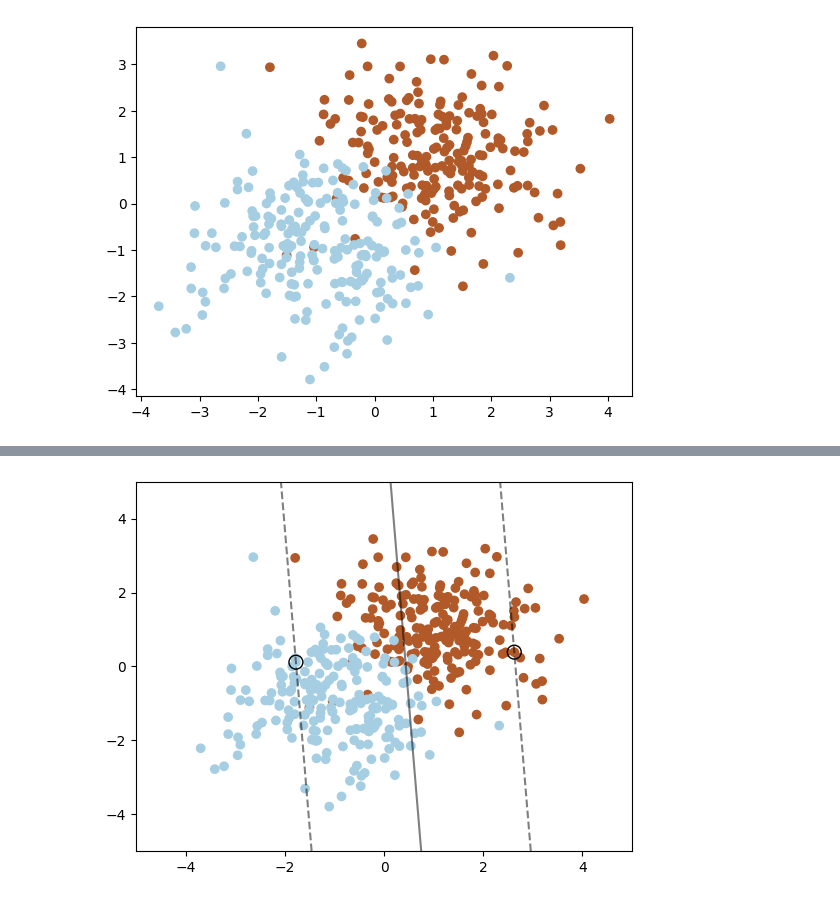
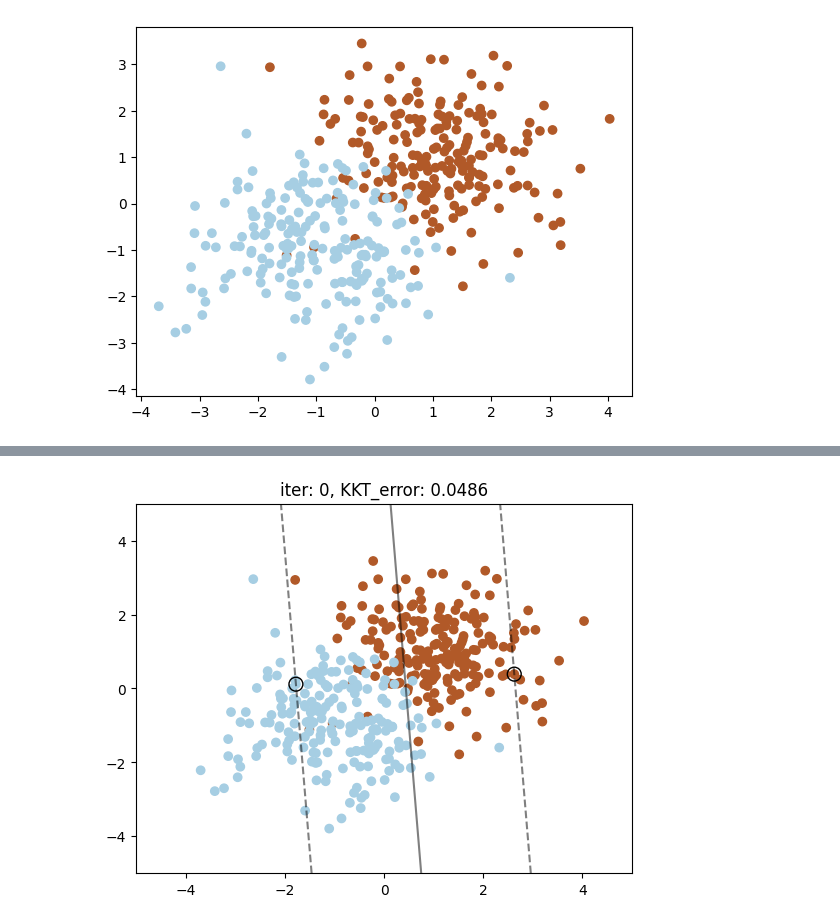
Before and after one commit to ITOTI-Y/Example, a Jupyter notebook: SVM/SVM.ipynb, the cells around one changed output, grey strips where cells are left out. Cells and saved outputs as stored; diff of their text form; code cells hidden in the pictures.

```diff
--- a/SVM/SVM.ipynb
+++ b/SVM/SVM.ipynb
@@ -10,8 +10,8 @@ np.random.seed(1)
 x1 = np.random.randn(NUM,2)+[1,1]
 x2 = np.random.randn(NUM,2)-[1,1]
 X = np.concatenate((x1,x2),axis=0)
-y = np.concatenate((np.ones(NUM),-np.ones(NUM)),axis=0)
-plt.scatter(X[:,0],X[:,1],c=y,cmap=plt.cm.Paired)
+Y = np.concatenate((np.ones(NUM),-np.ones(NUM)),axis=0)
+plt.scatter(X[:,0],X[:,1],c=Y,cmap=plt.cm.Paired)
 ax = plt.gca()
 
 C = 1 # 惩罚系数
@@ -174,2 +167,2 @@ def svm(alpha,b,X,tol=0.001,C=1,max_iter=1000):
 # %%
-solution = svm(alpha,b,X,tol=0.001,C=1,max_iter=1000)
+solution = svm(alpha,b,X,Y,tol=0.001,C=1,max_iter=1000,is_force = True)
@@ -178,33 +175,33 @@ KKT = KKT_error(X,solution[0][2],solution[0][1],type='list')
 # %%
-from IPython.display import HTML
-
 fig, ax = plt.subplots()
 
 def animate(i):
     ax.clear()
-    ax.scatter(X[:, 0], X[:, 1], c=y, cmap=plt.cm.Paired)
+    ax.scatter(X[:, 0], X[:, 1], c=Y, cmap=plt.cm.Paired)
     w = solution[i][0]
     b = solution[i][1]
+    k_error = KKT_error(X,solution[i][2],b,type='max')[1]
     xx = np.linspace(-5, 5, 30)
     yy = np.linspace(-5, 5, 30)
     YY, XX = np.meshgrid(yy, xx)
     xy = np.vstack([XX.ravel(), YY.ravel()]).T
     Z = np.dot(xy, w.T) + b
     Z = Z.reshape(XX.shape)
     ax.contour(XX, YY, Z, colors='k', levels=[-1, 0, 1], alpha=0.5,
                 linestyles=['--', '-', '--'])
-    ax.scatter(X[np.where(np.abs(np.dot(X, w.T) + b - 1) < 0.001)[0], 0],
-                X[np.where(np.abs(np.dot(X, w.T) + b - 1) < 0.001)[0], 1],
+    ax.scatter(X[np.where(np.abs(np.dot(X, w.T) + b - 1) < 0.0001)[0], 0],
+                X[np.where(np.abs(np.dot(X, w.T) + b - 1) < 0.0001)[0], 1],
                 marker='o', s=100, edgecolors='k', facecolors='none')
-    ax.scatter(X[np.where(np.abs(np.dot(X, w.T) + b + 1) < 0.001)[0], 0],
-                X[np.where(np.abs(np.dot(X, w.T) + b + 1) < 0.001)[0], 1],
+    ax.scatter(X[np.where(np.abs(np.dot(X, w.T) + b + 1) < 0.0001)[0], 0],
+                X[np.where(np.abs(np.dot(X, w.T) + b + 1) < 0.0001)[0], 1],
                 marker='o', s=100, edgecolors='k', facecolors='none')
     ax.set_xlim([-5, 5])
     ax.set_ylim([-5, 5])
+    ax.set_title('iter: %d, KKT_error: %.4f' % (i,k_error))
 
 anim = FuncAnimation(fig, animate, frames=len(solution), interval=15)
 
 # 使用HTML模块将动画转换为可在Jupyter中显示的HTML
 anim.save('svm.gif', fps=30)
 # %% [output]
-[figure, old version]
+[figure, new version]
```
Also changed, not shown: parts of 8 cells of this notebook, 3 other files.
